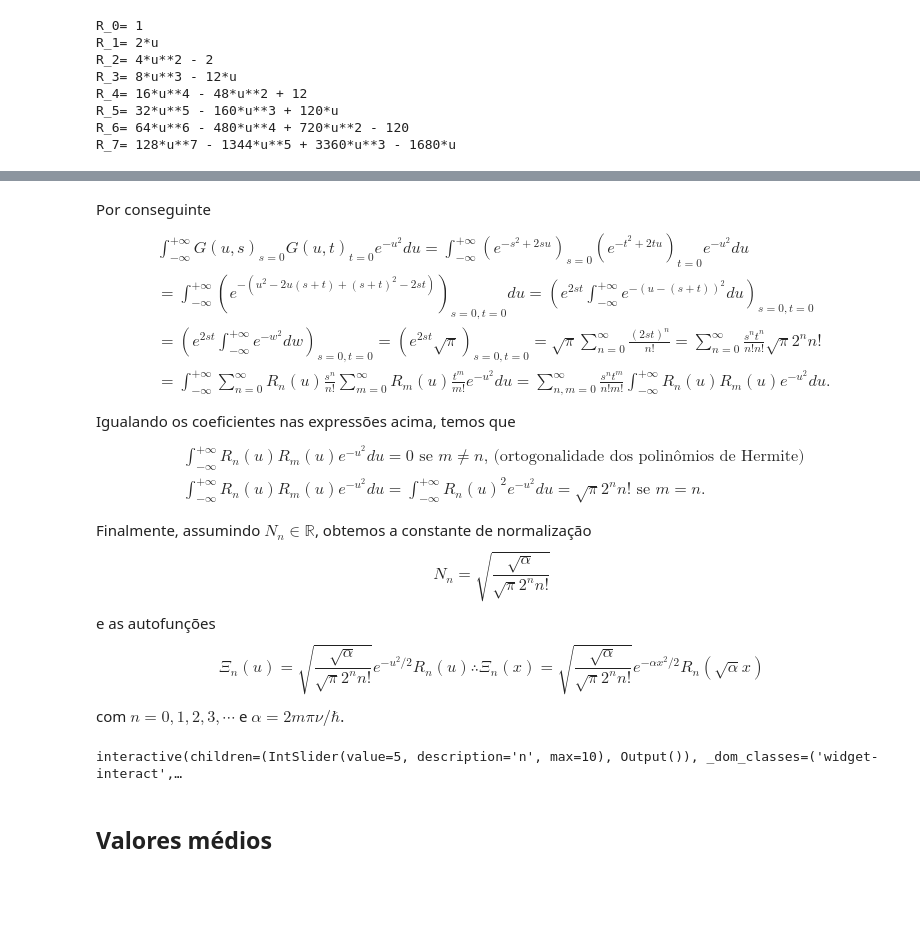
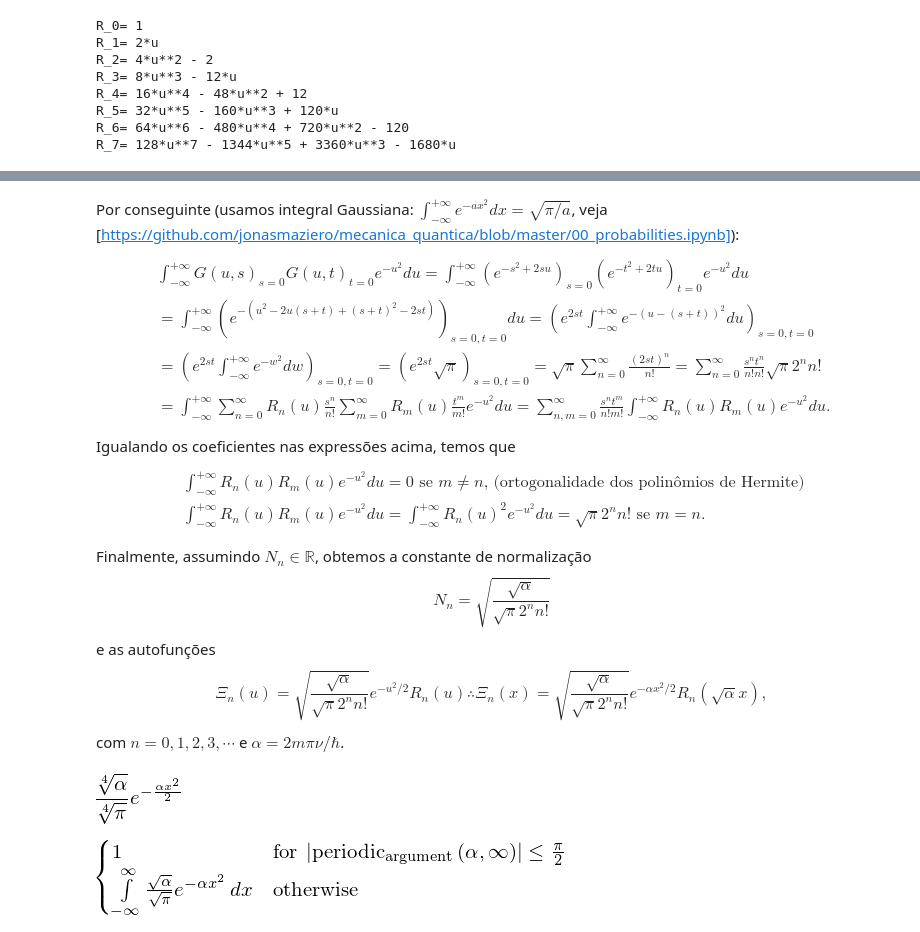
Before and after one commit to jonasmaziero/mecanica_quantica_1900-1925, a Jupyter notebook: 11_oscilador.ipynb, the cells around one changed output, grey strips where cells are left out. Saved outputs shown, nothing was run; the diff lists cells and outputs as text; code cells hidden in the pictures; blank space fills up the shorter version.

```diff
--- a/11_oscilador.ipynb
+++ b/11_oscilador.ipynb
@@ -186,8 +186,7 @@ xmin = 0; xmax = 1
 for j in range(0,5): # desenha as linhas
     plt.hlines(j,xmin,xmax,color='blue');
 for j in range(0,4): # valores de n e de En, e hw e <->
-    plt.text(-0.13,j,j,color='black',fontsize=13)
-    plt.text(1.01,j, str(2*j+1)+r'$h\nu/2$',color='black',fontsize=13)
+    plt.text(-0.13,j,j,color='black',fontsize=13); plt.text(1.01,j, str(2*j+1)+r'$h\nu/2$',color='black',fontsize=13)
 for j in range(0,3):
     plt.annotate("", xy=(0.5,j), xytext=(0.5,j+1), arrowprops=dict(arrowstyle="<->"))
     plt.text(0.51,(2*j+1)/2,r'$h\nu$',fontsize=13)
@@ -305,7 +305,7 @@ Deste resultado, expandindo $G(u,s)$ em série de Taylor em torno de $s=0$,
 G(u,s)_{s=0} = \sum_{n=0}^{\infty}\left(\frac{\partial^{n}G}{\partial s^{n}}\right)_{s=0}\frac{s^{n}}{n!} = \sum_{n=0}^{\infty}R_{n}(u)\frac{s^{n}}{n!}.
 \end{equation}
 # %% [markdown]
-Por conseguinte
+Por conseguinte (usamos integral Gaussiana: $\int_{-\infty}^{+\infty}e^{-ax^{2}}dx=\sqrt{\pi/a}$, veja [https://github.com/jonasmaziero/mecanica_quantica/blob/master/00_probabilities.ipynb]):
 \begin{align}
 & \int_{-\infty}^{+\infty}G(u,s)_{s=0}G(u,t)_{t=0}e^{-u^{2}}du = \int_{-\infty}^{+\infty}\left(e^{-s^{2}+2su}\right)_{s=0}\left(e^{-t^{2}+2tu}\right)_{t=0}e^{-u^{2}}du \\
 & = \int_{-\infty}^{+\infty}\left(e^{-(u^{2}-2u(s+t)+(s+t)^{2}-2st)}\right)_{s=0,t=0}du = \left(e^{2st}\int_{-\infty}^{+\infty}e^{-(u-(s+t))^{2}}du\right)_{s=0,t=0}\\
@@ -324,7 +324,19 @@ N_{n} = \sqrt{\frac{\sqrt{\alpha}}{\sqrt{\pi}2^{n}n!}}
 \end{equation}
 e as autofunções
 \begin{equation}
-\Xi_{n}(u) = \sqrt{\frac{\sqrt{\alpha}}{\sqrt{\pi}2^{n}n!}}e^{-u^{2}/2}R_{n}(u) \therefore \Xi_{n}(x) = \sqrt{\frac{\sqrt{\alpha}}{\sqrt{\pi}2^{n}n!}}e^{-\alpha x^{2}/2}R_{n}(\sqrt{\alpha}x)
+\Xi_{n}(u) = \sqrt{\frac{\sqrt{\alpha}}{\sqrt{\pi}2^{n}n!}}e^{-u^{2}/2}R_{n}(u) \therefore \Xi_{n}(x) = \sqrt{\frac{\sqrt{\alpha}}{\sqrt{\pi}2^{n}n!}}e^{-\alpha x^{2}/2}R_{n}(\sqrt{\alpha}x),
 \end{equation}
 com $n=0,1,2,3,\cdots$ e $\alpha=2m\pi\nu/\hbar$.
+# %%
+al = symbols('alpha')
+def wf_ohq(n):
+    return sqrt(sqrt(al)/(sqrt(pi)*(2**n)*factorial(n)))*exp(-(al*(x**2))/2)*rodrigues(n,sqrt(al)*x)
+# %%
+wf_ohq(0)
+# %% [output]
+[figure, added]
+# %%
+integrate(wf_ohq(0)**2,(x,-oo,oo))
+# %% [output]
+[figure, added]
 # %%
@@ -340,13 +352,12 @@ def hermite(n,u):
 # %%
 def xi_ohq(n):
-    nu = 1; m = 1; hbb = 1; al = 2*m*math.pi*nu/hbb; x = np.arange(-10,10,0.1)
-    xi = math.sqrt(math.sqrt(al)/(math.sqrt(math.pi)*2**n*math.factorial(n)))*np.exp(-al*x**2/2)*rodrigues(n,np.sqrt(al)*x)
-    plt.plot(x,xi); plt.show()
+    nu = 10**15; m = me; hbb = 1; al = 2*m*math.pi*nu/hb#; x = np.arange(-10,10,0.1)
+    N = 100; xmin = -2; xmax = 2; dx = (xmax-xmin)/N; x = np.zeros(N); y = np.zeros(N)
+    for j in range(0,N):
+        x[j] = xmin + j*dx
+        y[j] = math.sqrt(math.sqrt(al)/(math.sqrt(math.pi)*2**n*math.factorial(n)))*math.exp(-al*x[j]**2/2)*hermite(n,math.sqrt(al)*x[j])
+    plt.plot(x,y); plt.show()
 interactive(xi_ohq, n=(0,10,1))
-# %% [output]
-interactive(children=(IntSlider(value=5, description='n', max=10), Output()), _dom_classes=('widget-interact',…
-# %% [markdown]
-## Valores médios
 # %% [markdown]
 # Exercícios
 
```
Also changed, not shown: parts of 8 cells of this notebook, 1 other file.
